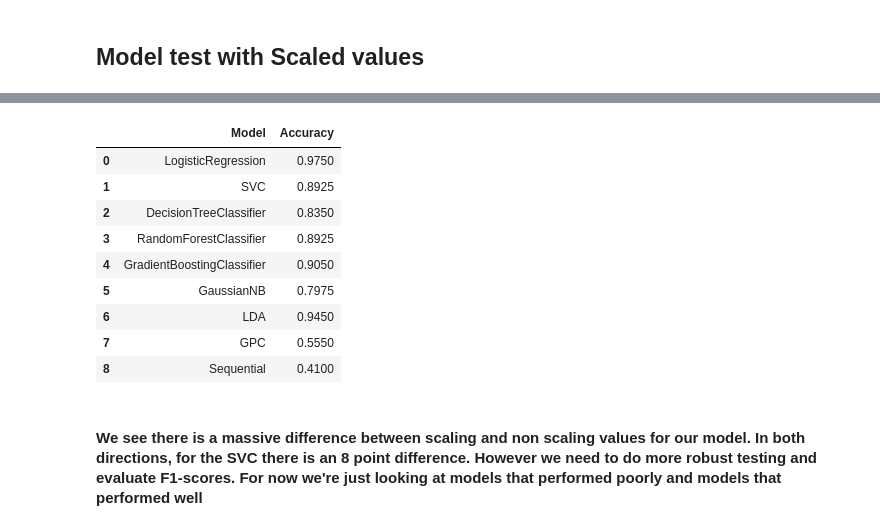
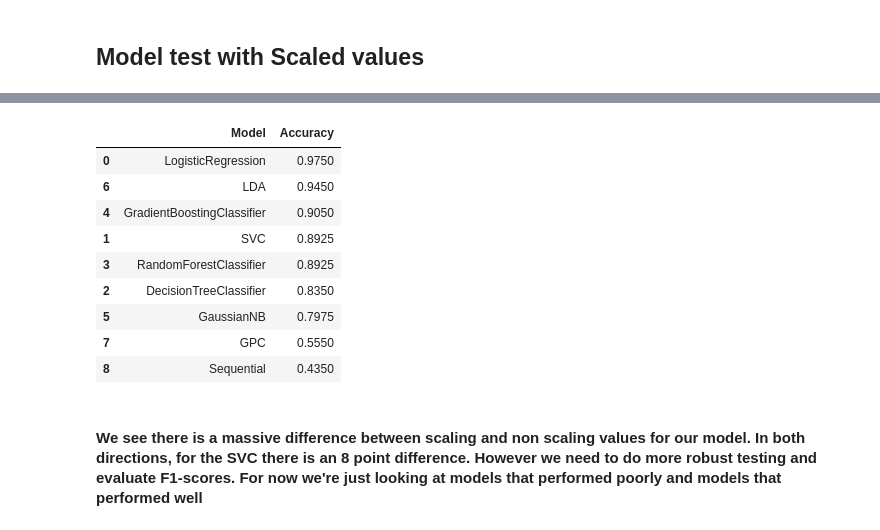
Before and after one commit to MaukanMir/Mobile-Price-Classification, a Jupyter notebook: training.ipynb, the cells around one changed output, grey strips where cells are left out. Saved outputs shown, nothing was run; the diff lists cells and outputs as text; code cells hidden in the pictures.

```diff
--- a/training.ipynb
+++ b/training.ipynb
@@ -404,5 +404,5 @@ Please also refer to the documentation for alternative solver options:
 scaler = StandardScaler()
 X_train_scaled, X_test_scaled = scaler.fit_transform(X_train), scaler.transform(X_test)
 models = run_all_models(X_train_scaled, X_test_scaled, y_train, y_test)
-models
+models.sort_values(by="Accuracy", ascending=False)
 # %% [output]
@@ -410,13 +410,13 @@ models
 |  | Model | Accuracy |
 | 0 | LogisticRegression | 0.9750 |
+| 6 | LDA | 0.9450 |
+| 4 | GradientBoostingClassifier | 0.9050 |
 | 1 | SVC | 0.8925 |
+| 3 | RandomForestClassifier | 0.8925 |
 | 2 | DecisionTreeClassifier | 0.8350 |
-| 3 | RandomForestClassifier | 0.8925 |
-| 4 | GradientBoostingClassifier | 0.9050 |
 | 5 | GaussianNB | 0.7975 |
-| 6 | LDA | 0.9450 |
 | 7 | GPC | 0.5550 |
-| 8 | Sequential | 0.4100 |
+| 8 | Sequential | 0.4350 |
 # %% [markdown]
 #### We see there is a massive difference between scaling and non scaling values for our model. In both directions, for the SVC there is an 8 point difference. However we need to do more robust testing and evaluate F1-scores. For now we're just looking at models that performed poorly and models that performed well
 # %% [markdown]
```
Also changed, not shown: parts of 5 cells of this notebook.
